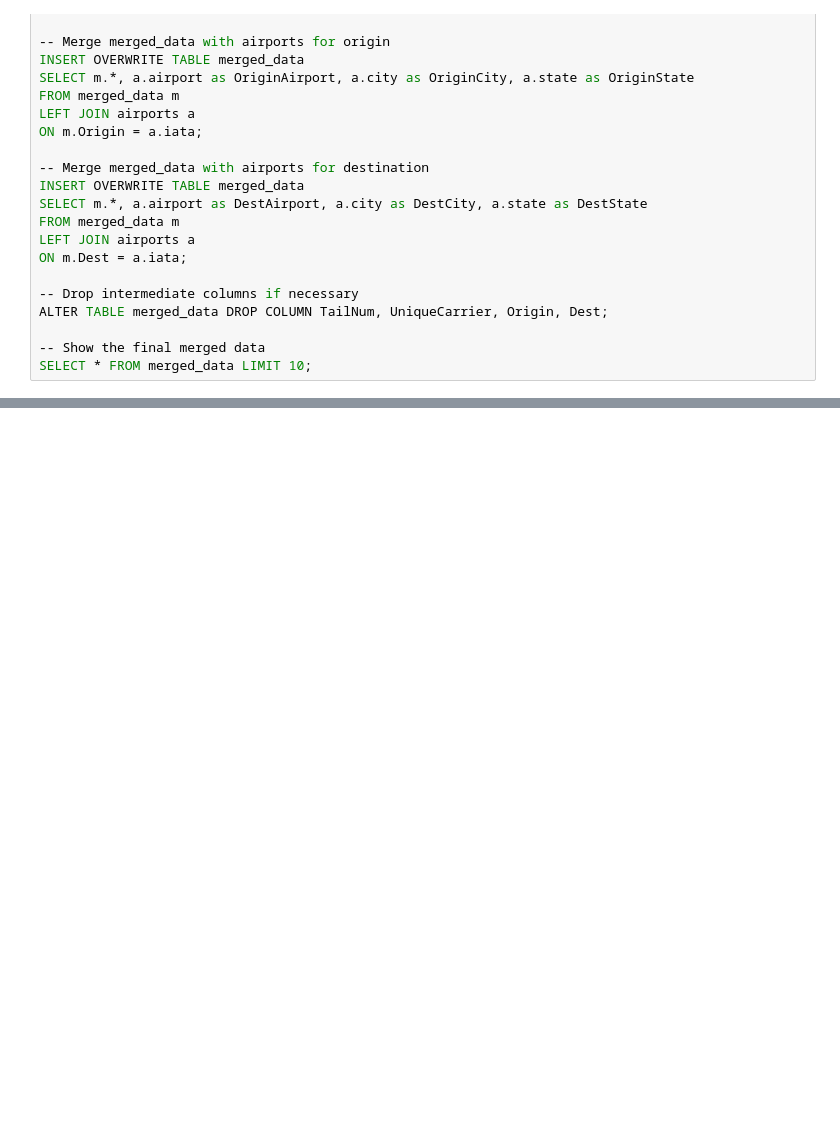
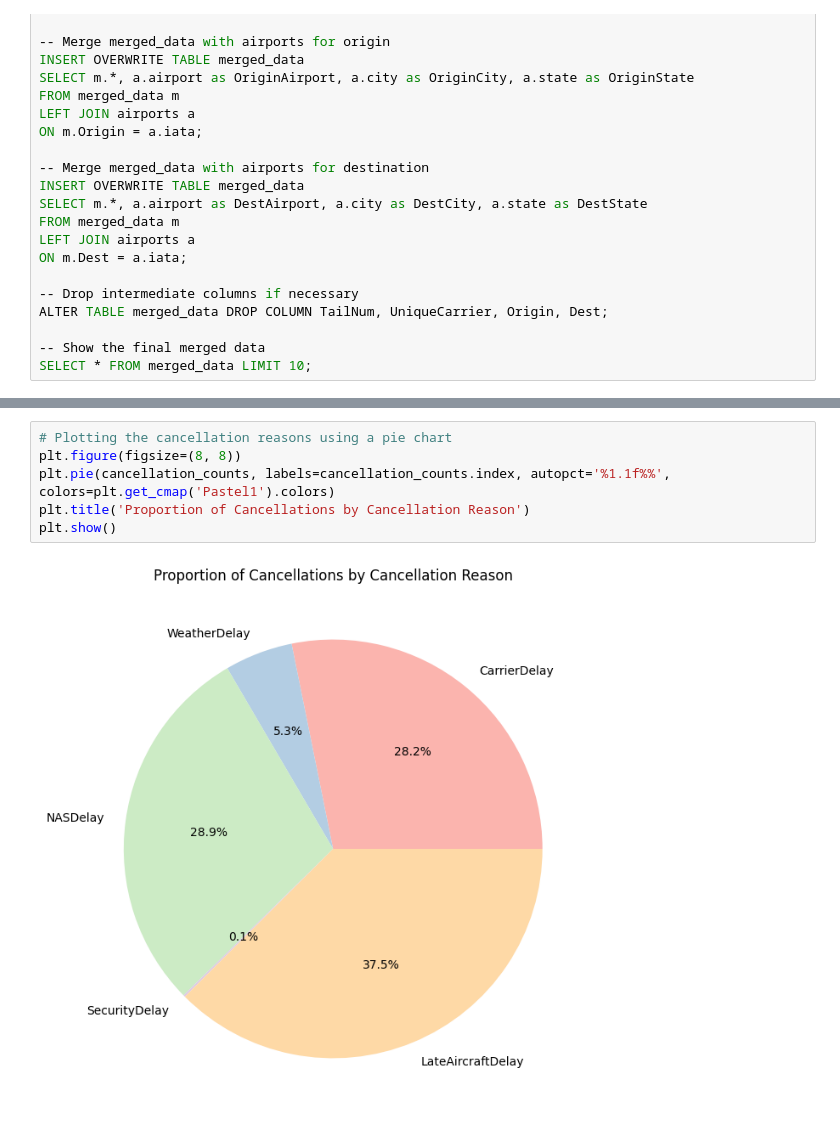
Before and after one commit to surayajohari/STQD6324-Data-Management, a Jupyter notebook: suraya_assignment2_stqd6324.ipynb, the cells around one changed output, grey strips where cells are left out. Cells and saved outputs as stored; diff of their text form; blank space fills up the shorter version.

```diff
--- a/suraya_assignment2_stqd6324.ipynb
+++ b/suraya_assignment2_stqd6324.ipynb
@@ -245,0 +279,8 @@ SELECT * FROM merged_data LIMIT 10;
+# %%
+# Plotting the cancellation reasons using a pie chart
+plt.figure(figsize=(8, 8))
+plt.pie(cancellation_counts, labels=cancellation_counts.index, autopct='%1.1f%%', colors=plt.get_cmap('Pastel1').colors)
+plt.title('Proportion of Cancellations by Cancellation Reason')
+plt.show()
+# %% [output]
+[figure, added]
```
Also changed, not shown: parts of 28 cells of this notebook.
